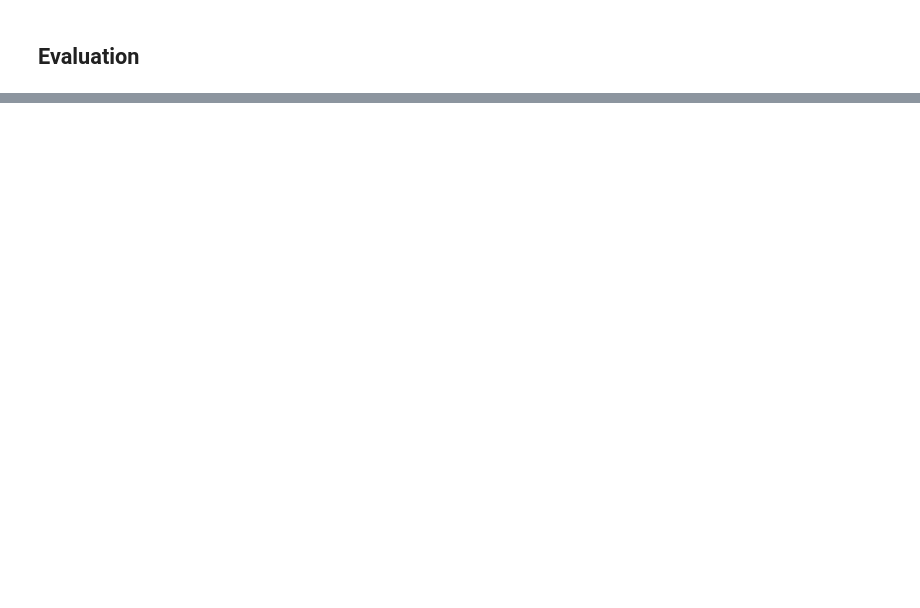
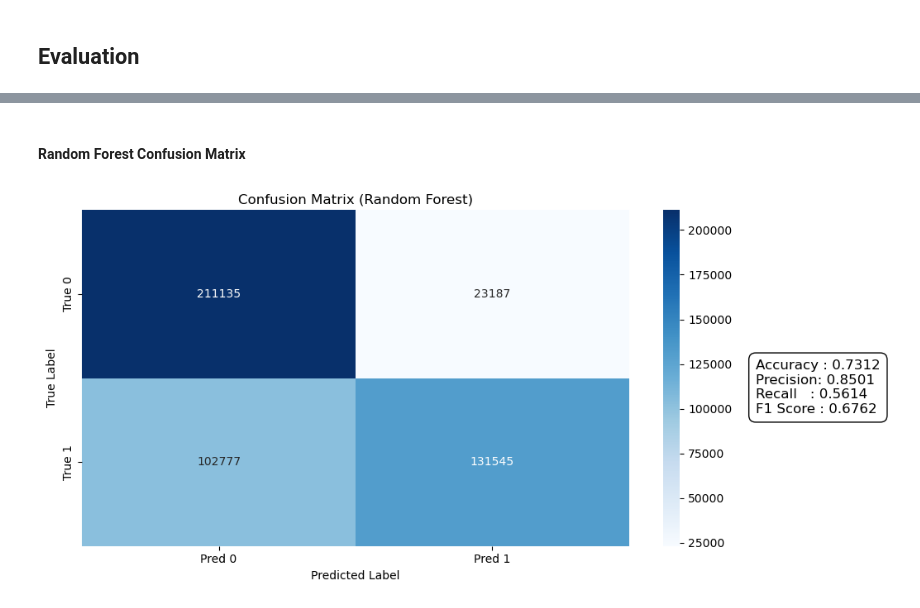
Before and after one commit to TheBoyRoy05/CSE158-Assignment2, a Jupyter notebook: final.ipynb, the cells around one changed output, grey strips where cells are left out. Saved outputs shown, nothing was run; the diff lists cells and outputs as text; code cells hidden in the pictures; blank space fills up the shorter version.

```diff
--- a/final.ipynb
+++ b/final.ipynb
@@ -1331,0 +1285,53 @@ plt.show()
+# %% [markdown]
+#### Random Forest Confusion Matrix
+# %%
+import matplotlib.pyplot as plt
+import seaborn as sns
+from sklearn.metrics import confusion_matrix, precision_score, recall_score, f1_score, accuracy_score
+
+# Confusion matrix
+cm = confusion_matrix(y_test, preds)
+
+# Metrics
+accuracy  = accuracy_score(y_test, preds)
+precision = precision_score(y_test, preds, zero_division=0)
+recall    = recall_score(y_test, preds, zero_division=0)
+f1        = f1_score(y_test, preds, zero_division=0)
+
+# Plot
+fig, ax = plt.subplots(figsize=(9, 5))  # slightly wider to fit the box
+
+sns.heatmap(
+    cm,
+    annot=True,
+    fmt="d",
+    cmap="Blues",
+    xticklabels=["Pred 0", "Pred 1"],
+    yticklabels=["True 0", "True 1"],
+    ax=ax
+)
+
+ax.set_xlabel("Predicted Label")
+ax.set_ylabel("True Label")
+ax.set_title("Confusion Matrix (Random Forest)")
+
+# ---- Metrics box ----
+metrics_text = (
+    f"Accuracy : {accuracy:.4f}\n"
+    f"Precision: {precision:.4f}\n"
+    f"Recall   : {recall:.4f}\n"
+    f"F1 Score : {f1:.4f}"
+)
+
+# Move textbox FAR to the right to avoid the colorbar
+plt.gcf().text(
+    0.97, 0.5, metrics_text,
+    fontsize=12,
+    va="center",
+    bbox=dict(facecolor="white", edgecolor="black", boxstyle="round,pad=0.5")
+)
+
+plt.tight_layout()
+plt.show()
+# %% [output]
+[figure, added]
```
Also changed, not shown: parts of 19 cells of this notebook.
